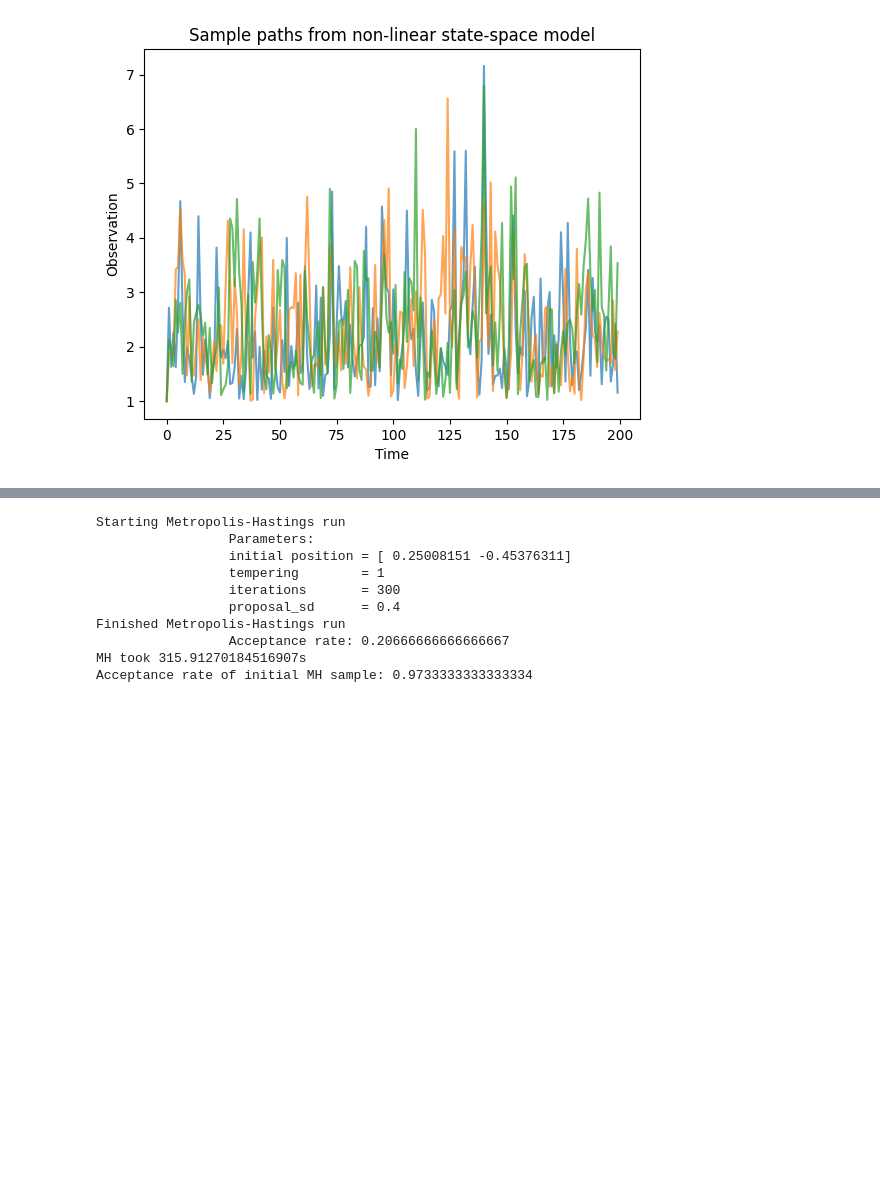
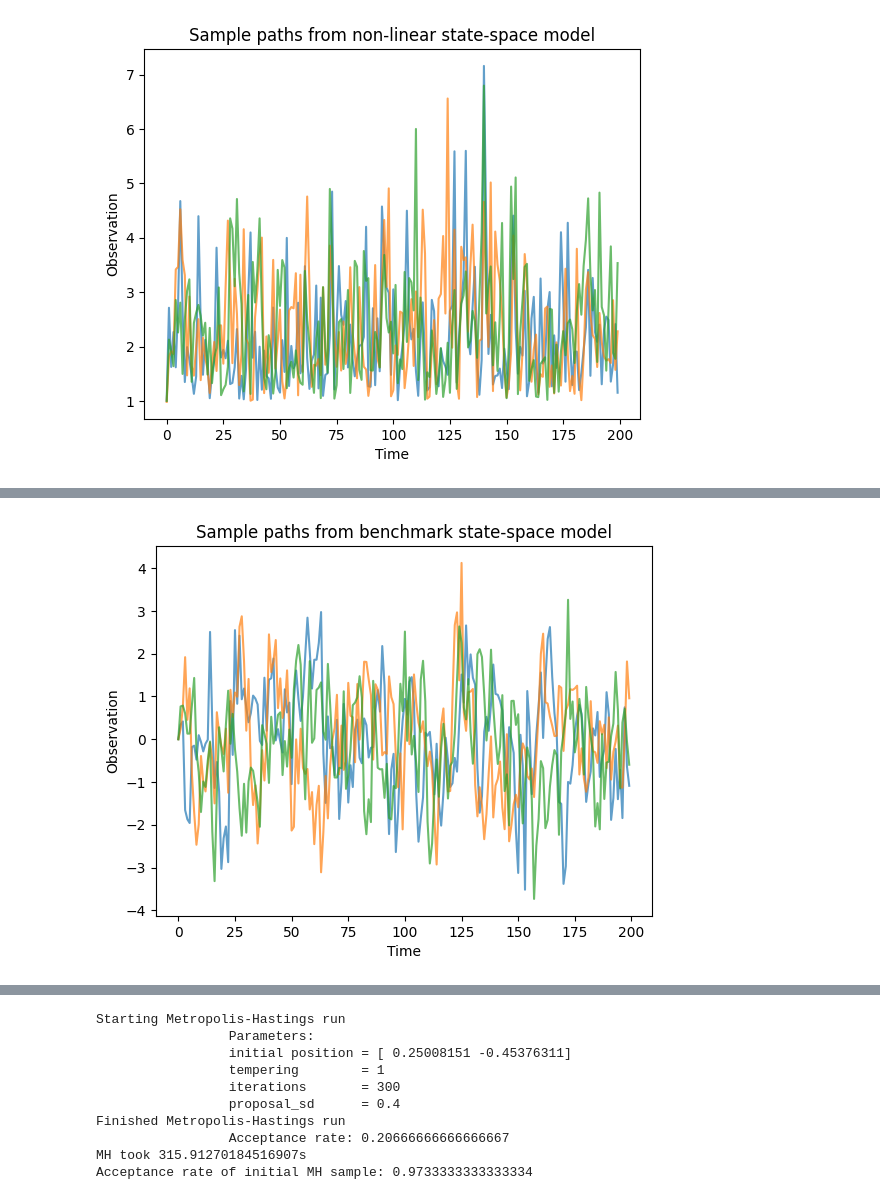
Before and after one commit to vvnnif/smc-highly-informative-observations, a Jupyter notebook: notebooks/test_and_debug.ipynb, the cells around one changed output, grey strips where cells are left out. Saved outputs shown, nothing was run; the diff lists cells and outputs as text; code cells hidden in the pictures; blank space fills up the shorter version.

```diff
--- a/notebooks/test_and_debug.ipynb
+++ b/notebooks/test_and_debug.ipynb
@@ -70,3 +75,26 @@ plt.show()
+# %%
+"""
+Benchmark state-space model test / debug run
+"""
+
+T = 200
+rng = np.random.default_rng(seed=42)
+u = rng.normal(loc=0, scale=1, size=T)
+theta = np.asarray(1)
+
+n_paths = 3
+
+for _ in range(n_paths):
+    xs, ys = SimpleBenchmarkSSM_simulate(us=u, theta=theta, T=T, rng=rng)
+    plt.plot(ys, alpha=0.7)
+
+
+plt.title("Sample paths from benchmark state-space model")
+plt.xlabel("Time")
+plt.ylabel("Observation")
+plt.show()
+# %% [output]
+[figure, added]
 # %%
 """
 PMMH test / debug run for nonlinear model
```
Also changed, not shown: parts of 9 cells of this notebook, 15 other files.
